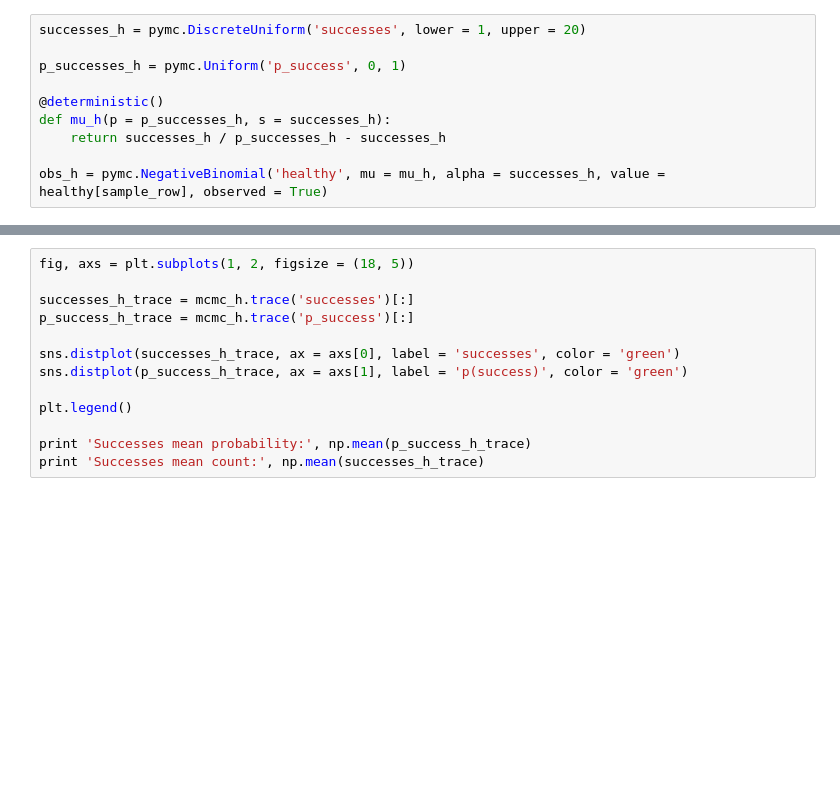
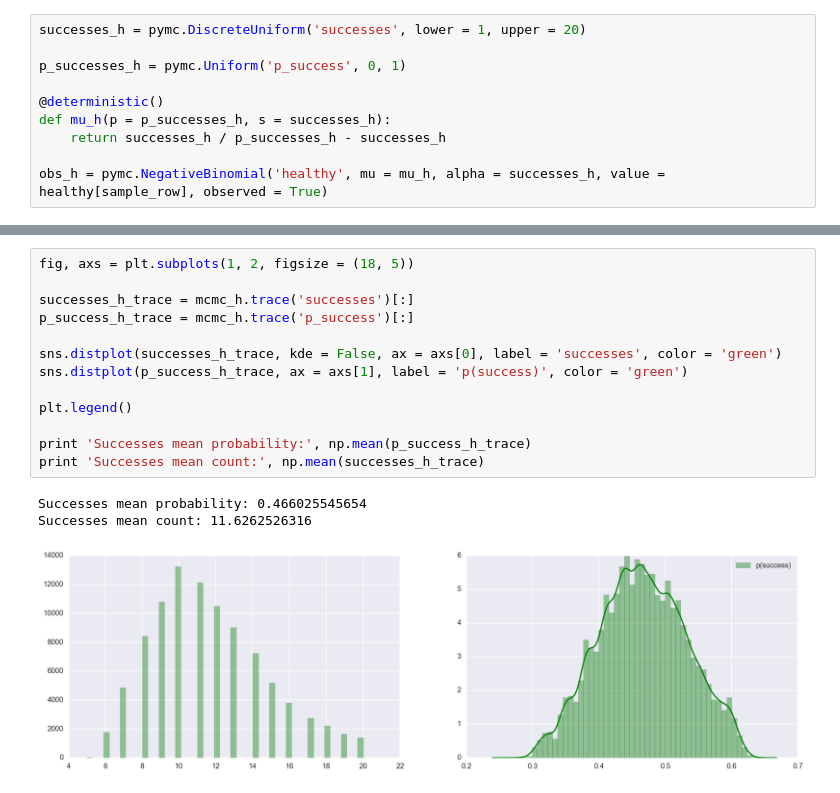
Before and after one commit to Kornel/mcmc-tcga, a Jupyter notebook: mcm-test.ipynb, the cells around one changed output, grey strips where cells are left out. Drawn from its saved outputs; the diff is of its cells as text; blank space fills up the shorter version.

```diff
--- a/mcm-test.ipynb
+++ b/mcm-test.ipynb
@@ -103,16 +154,20 @@ mcmc_h.sample(1000000, 50000)
 # %%
 fig, axs = plt.subplots(1, 2, figsize = (18, 5))
 
 successes_h_trace = mcmc_h.trace('successes')[:]
 p_success_h_trace = mcmc_h.trace('p_success')[:]
 
-sns.distplot(successes_h_trace, ax = axs[0], label = 'successes', color = 'green')
+sns.distplot(successes_h_trace, kde = False, ax = axs[0], label = 'successes', color = 'green')
 sns.distplot(p_success_h_trace, ax = axs[1], label = 'p(success)', color = 'green')
 
 plt.legend()
 
 print 'Successes mean probability:', np.mean(p_success_h_trace)
 print 'Successes mean count:', np.mean(successes_h_trace)
+# %% [output]
+Successes mean probability: 0.466025545654
+Successes mean count: 11.6262526316
+[figure, added]
 # %%
 plt.figure(figsize=(10, 5))
 sns.kdeplot(healthy[sample_row], shade = False, color = 'green')
```
Also changed, not shown: parts of 11 cells of this notebook, 2 other files.
